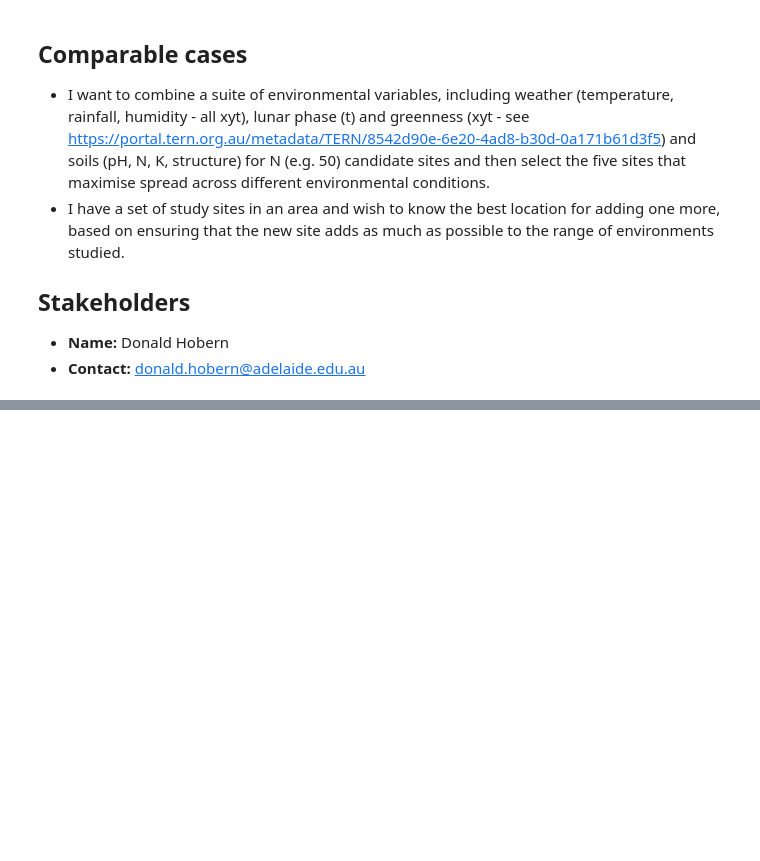
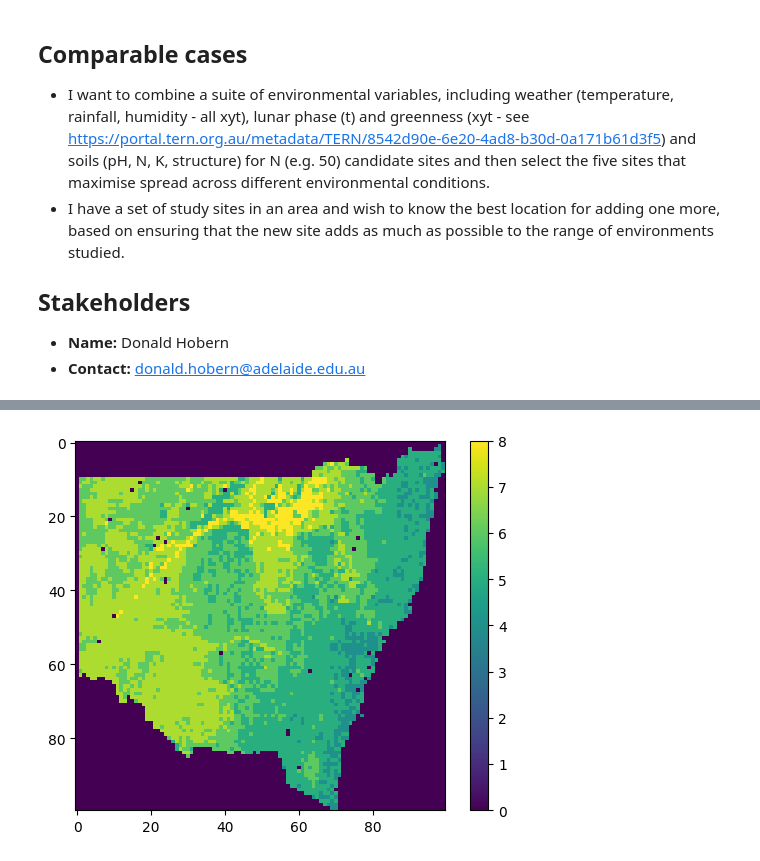
Before and after one commit to aus-plant-phenomics-network/mccn-case-studies, a Jupyter notebook: Case 3/MCCN-CASE 3.ipynb, the cells around one changed output, grey strips where cells are left out. Saved outputs shown, nothing was run; the diff lists cells and outputs as text; code cells hidden in the pictures; blank space fills up the shorter version.

```diff
--- a/Case 3/MCCN-CASE 3.ipynb
+++ b/Case 3/MCCN-CASE 3.ipynb
@@ -65,0 +79,6 @@ Combine all layers at a consistent grid scale
+# %%
+plt.imshow(all_data.ph_0_30_mean.values[1, :, :])
+plt.colorbar()
+plt.show()
+# %% [output]
+[figure, added]
```
Also changed, not shown: parts of 22 cells of this notebook, 4 other files.
